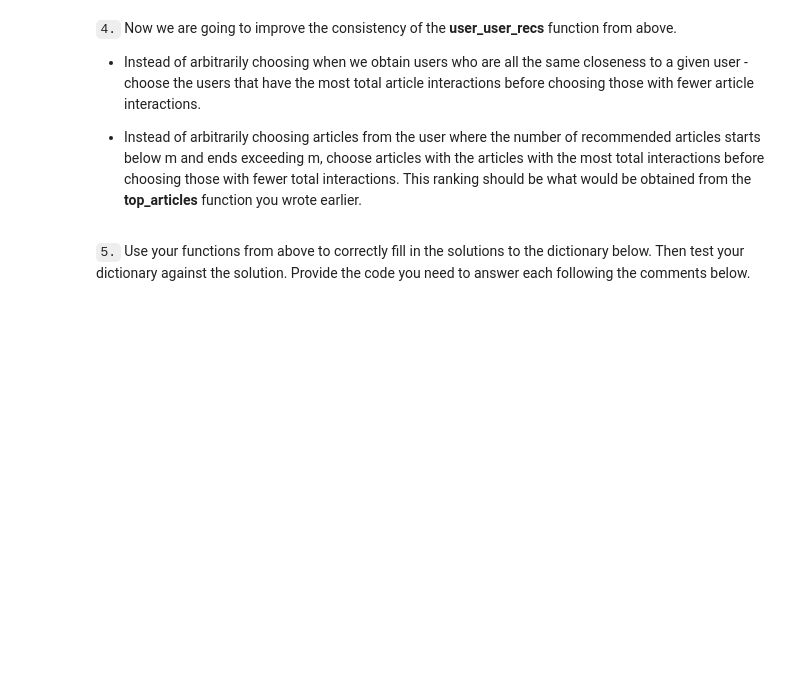
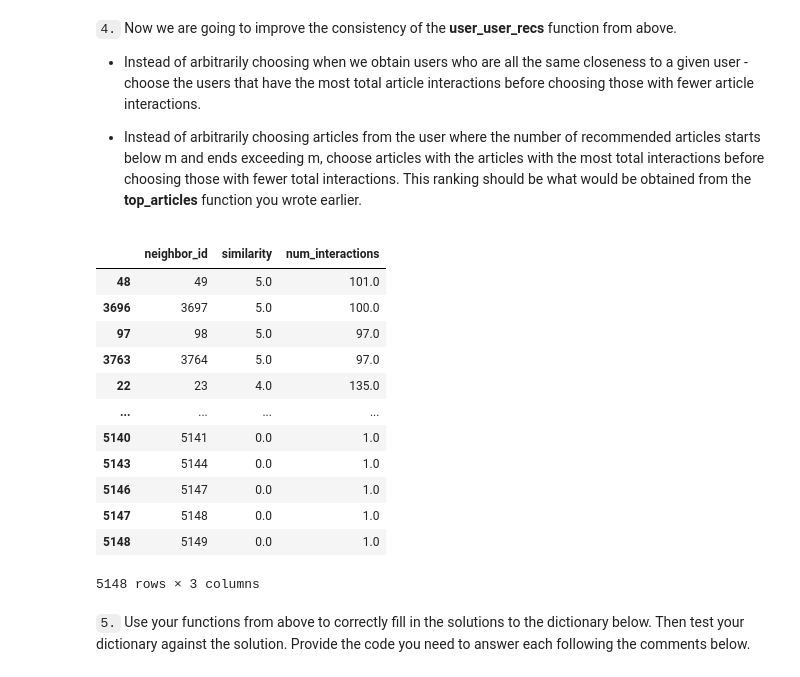
Before and after one commit to ditivaidya/Udacity-Project-III, a Jupyter notebook: Recommendations_with_IBM.ipynb, the cells around one changed output. Drawn from its saved outputs; the diff is of its cells as text; code cells hidden in the pictures; blank space fills up the shorter version.

```diff
--- a/Recommendations_with_IBM.ipynb
+++ b/Recommendations_with_IBM.ipynb
@@ -457,6 +559,22 @@ print("If this is all you see, you passed all of our tests!  Nice job!")
 
 
 * Instead of arbitrarily choosing articles from the user where the number of recommended articles starts below m and ends exceeding m, choose articles with the articles with the most total interactions before choosing those with fewer total interactions. This ranking should be  what would be obtained from the **top_articles** function you wrote earlier.
+# %%
+get_top_sorted_users(user_id=2)
+# %% [output]
+|  | neighbor_id | similarity | num_interactions |
+| 48 | 49 | 5.0 | 101.0 |
+| 3696 | 3697 | 5.0 | 100.0 |
+| 97 | 98 | 5.0 | 97.0 |
+| 3763 | 3764 | 5.0 | 97.0 |
+| 22 | 23 | 4.0 | 135.0 |
+| ... | ... | ... | ... |
+| 5140 | 5141 | 0.0 | 1.0 |
+| 5143 | 5144 | 0.0 | 1.0 |
+| 5146 | 5147 | 0.0 | 1.0 |
+| 5147 | 5148 | 0.0 | 1.0 |
+| 5148 | 5149 | 0.0 | 1.0 |
+5148 rows × 3 columns
 # %%
 def get_top_sorted_users(user_id, df=df, user_item=user_item):
     '''
```
Also changed, not shown: parts of 6 cells of this notebook.
